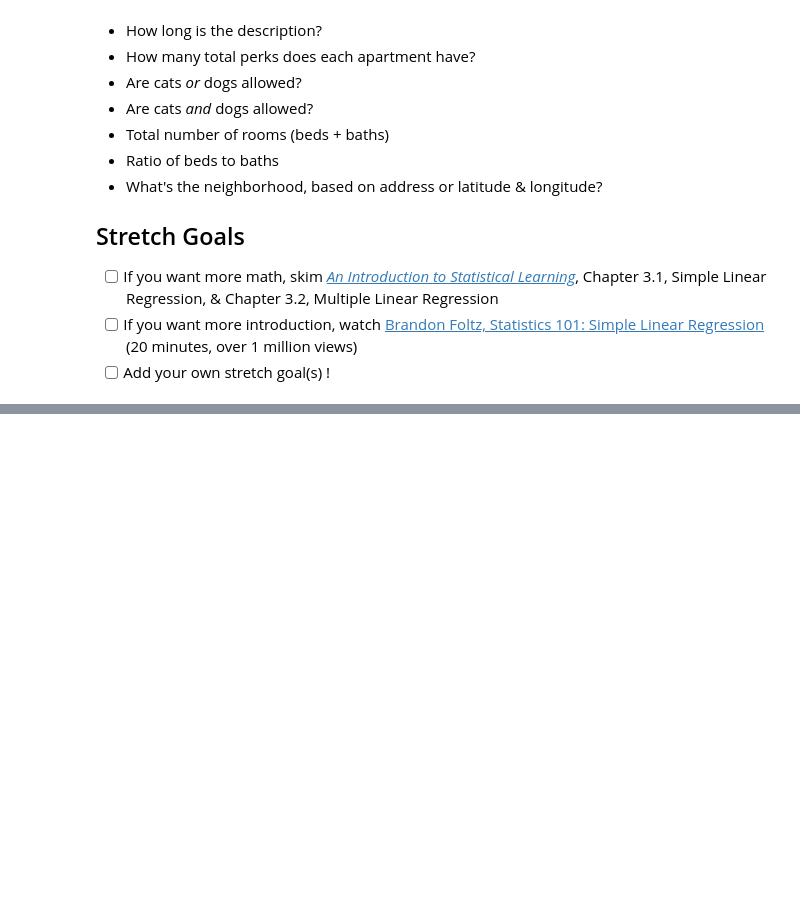
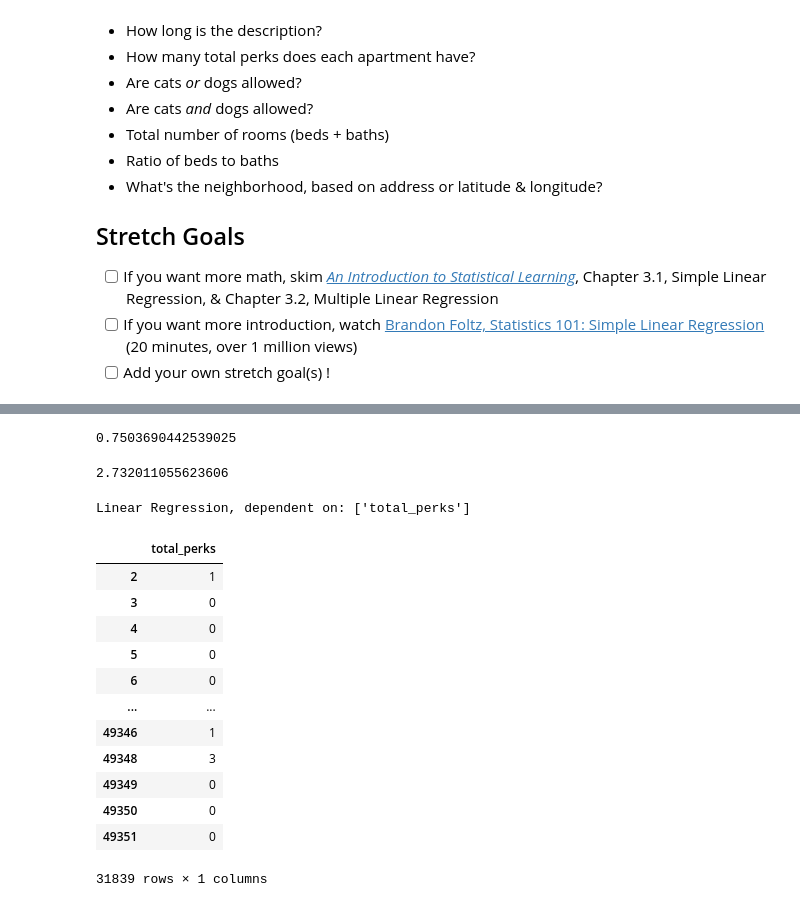
Before and after one commit to kbee181756/DS-Unit-2-Linear-Models, a Jupyter notebook: Keino_current_3_13_Copy_of_LS_DS_212_assignment.ipynb, the cells around one changed output, grey strips where cells are left out. Cells and saved outputs as stored; diff of their text form; code cells hidden in the pictures; blank space fills up the shorter version.

```diff
--- a/Keino_current_3_13_Copy_of_LS_DS_212_assignment.ipynb
+++ b/Keino_current_3_13_Copy_of_LS_DS_212_assignment.ipynb
@@ -128,0 +177,8 @@ NameError: ignored
+# %%
+train['total_perks'].mean()
+# %% [output]
+0.7503690442539025
+# %%
+train['total_rooms'].mean()
+# %% [output]
+2.732011055623606
@@ -128,0 +195,23 @@ NameError: ignored
+# %%
+features = ['total_perks']
+train = train[features]
+test = test[features]
+print(f'Linear Regression, dependent on: {features}')
+# %% [output]
+Linear Regression, dependent on: ['total_perks']
+# %%
+train
+# %% [output]
+|  | total_perks |
+| 2 | 1 |
+| 3 | 0 |
+| 4 | 0 |
+| 5 | 0 |
+| 6 | 0 |
+| ... | ... |
+| 49346 | 1 |
+| 49348 | 3 |
+| 49349 | 0 |
+| 49350 | 0 |
+| 49351 | 0 |
+31839 rows × 1 columns
```
Also changed, not shown: parts of 38 cells of this notebook.
